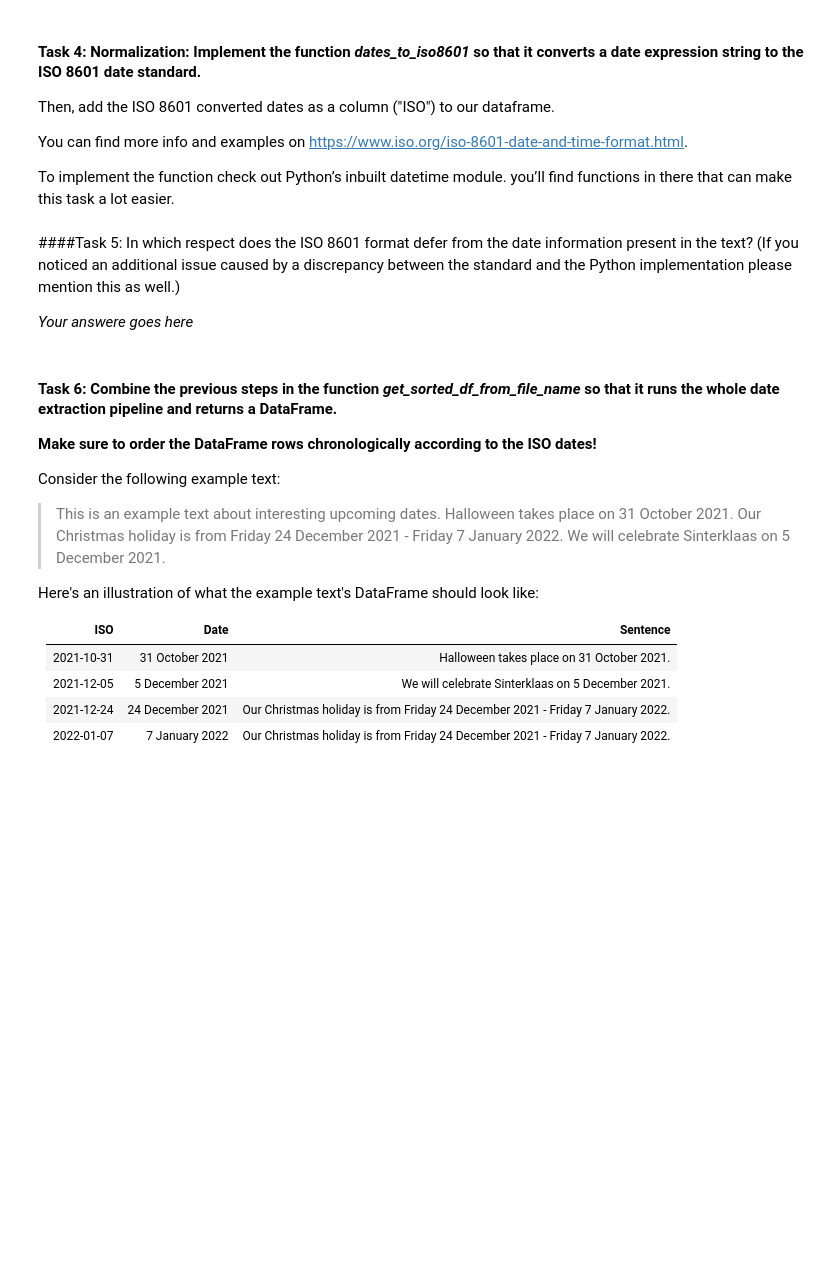
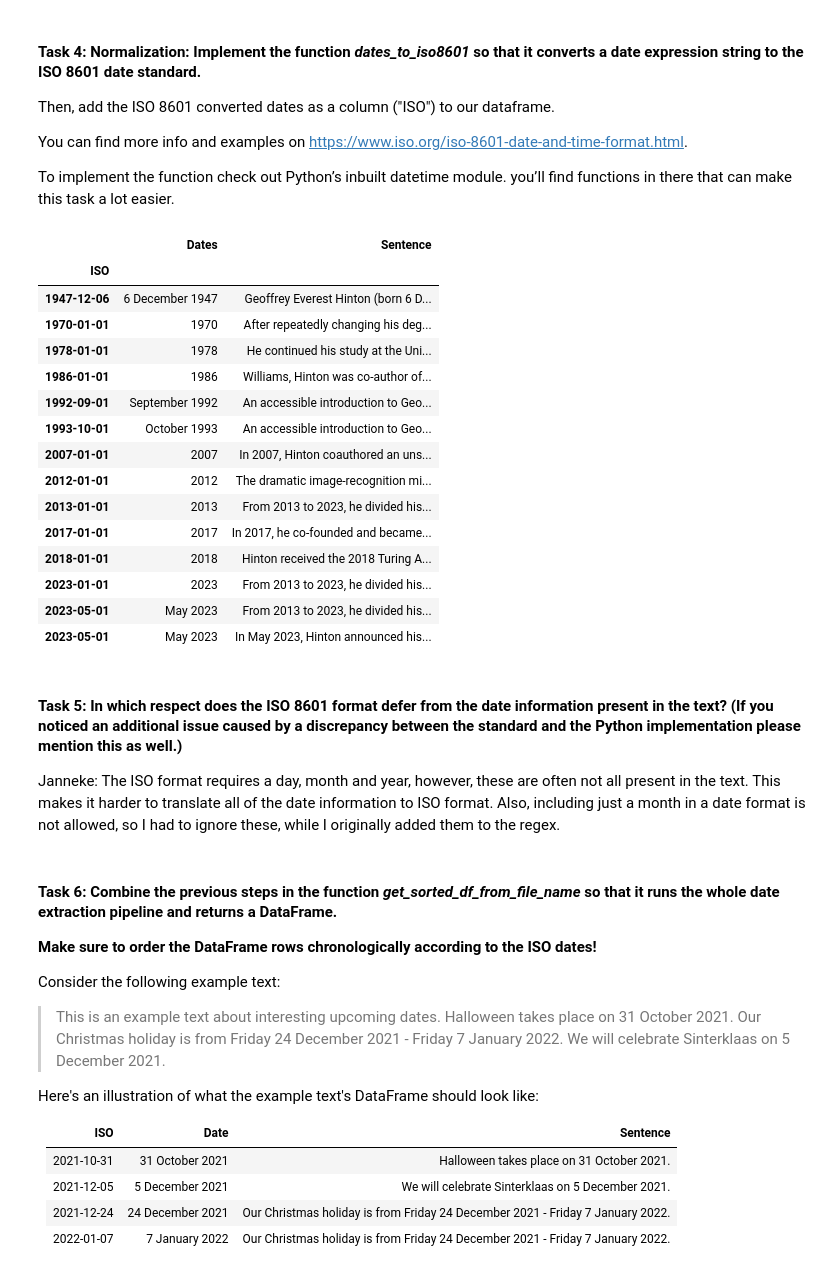
Before and after one commit to daanbrugmans/ru-text-and-multimedia-mining-23-24, a Jupyter notebook: Assignments/Assignment 3/A3 Information Extraction.ipynb, the cells around one changed output. Drawn from its saved outputs; the diff is of its cells as text; code cells hidden in the pictures; blank space fills up the shorter version.

```diff
--- a/Assignments/Assignment 3/A3 Information Extraction.ipynb
+++ b/Assignments/Assignment 3/A3 Information Extraction.ipynb
@@ -190,27 +263,57 @@ Then, add the ISO 8601 converted dates as a column ("ISO") to our dataframe.
 You can find more info and examples on https://www.iso.org/iso-8601-date-and-time-format.html.
 
 To implement the function check out Python’s inbuilt datetime module. you’ll find functions in there that can make this task a lot easier.
-# %%
-from datetime import datetime
-
-def date_expression_to_iso8601(date_string):
-  """
-  :param date_string: A string containing a date expression
-  :return: A string containing the date in ISO 8601 format
-  """
-  ### BEGIN SOLUTION
-  # your code goes here
-  ### END SOLUTION
-
-# Now, add a column "ISO" to your DataFrame
-### BEGIN SOLUTION
-df_dates_geoffrey["ISO"] = # YOUR CODE HERE
-### END SOLUTION
-df_dates_geoffrey  # use this for testing
+# %%
+from datetime import datetime
+
+def date_expression_to_iso8601(date_string):
+    """
+    :param date_string: A string containing a date expression
+    :return: A string containing the date in ISO 8601 format
+    """
+    match = re.search(r'^(?P<day>[0-9]{1,2})?[ ]?(?P<month>[A-z]+)?[ ]?(?P<year>[0-9]{4})?$', date_string)
+    day, month, year = match.group("day"), match.group("month"), match.group("year")
+    day = "0"*(2-len(day)) + day if day else ""
+    month = month if month else ""
+    year = year if year else ""
+
+    if month != "":
+        datetime_object = datetime.strptime(month[:3], "%b")
+        month = str(datetime_object.month) if datetime_object.month >= 10 else f"0{datetime_object.month}"
+    try:
+        return pd.to_datetime(f"{year}-{month}-{day}".strip("-"))
+    except:
+        print(f"{year}-{month}-{day}".strip("-"))
+        return "AAA"
+
+# Now, add a column "ISO" to your DataFrame
+### BEGIN SOLUTION
+df_dates_geoffrey.index = df_dates_geoffrey["Dates"].map(date_expression_to_iso8601)
+df_dates_geoffrey.index.name = "ISO"
+df_dates_geoffrey = df_dates_geoffrey.sort_index()
+### END SOLUTION
+df_dates_geoffrey  # use this for testing
+# %% [output]
+|  | Dates | Sentence |
+| ISO |  |  |
+| 1947-12-06 | 6 December 1947 | Geoffrey Everest Hinton (born 6 D... |
+| 1970-01-01 | 1970 | After repeatedly changing his deg... |
+| 1978-01-01 | 1978 | He continued his study at the Uni... |
+| 1986-01-01 | 1986 | Williams, Hinton was co-author of... |
+| 1992-09-01 | September 1992 | An accessible introduction to Geo... |
+| 1993-10-01 | October 1993 | An accessible introduction to Geo... |
+| 2007-01-01 | 2007 | In 2007, Hinton coauthored an uns... |
+| 2012-01-01 | 2012 | The dramatic image-recognition mi... |
+| 2013-01-01 | 2013 | From 2013 to 2023, he divided his... |
+| 2017-01-01 | 2017 | In 2017, he co-founded and became... |
+| 2018-01-01 | 2018 | Hinton received the 2018 Turing A... |
+| 2023-01-01 | 2023 | From 2013 to 2023, he divided his... |
+| 2023-05-01 | May 2023 | From 2013 to 2023, he divided his... |
+| 2023-05-01 | May 2023 | In May 2023, Hinton announced his... |
 # %% [markdown]
-####Task 5: In which respect does the ISO 8601 format defer from the date information present in the text? (If you noticed an additional issue caused by a discrepancy between the standard and the Python implementation please mention this as well.)
+#### Task 5: In which respect does the ISO 8601 format defer from the date information present in the text? (If you noticed an additional issue caused by a discrepancy between the standard and the Python implementation please mention this as well.)
 
-*Your answere goes here*
+Janneke: The ISO format requires a day, month and year, however, these are often not all present in the text. This makes it harder to translate all of the date information to ISO format. Also, including just a month in a date format is not allowed, so I had to ignore these, while I originally added them to the regex.
 # %% [markdown]
 #### Task 6: Combine the previous steps in the function *get_sorted_df_from_file_name* so that it runs the whole date extraction pipeline and returns a DataFrame.
 **Make sure to order the DataFrame rows chronologically according to the ISO dates!**
```
Also changed, not shown: parts of 45 cells of this notebook.
